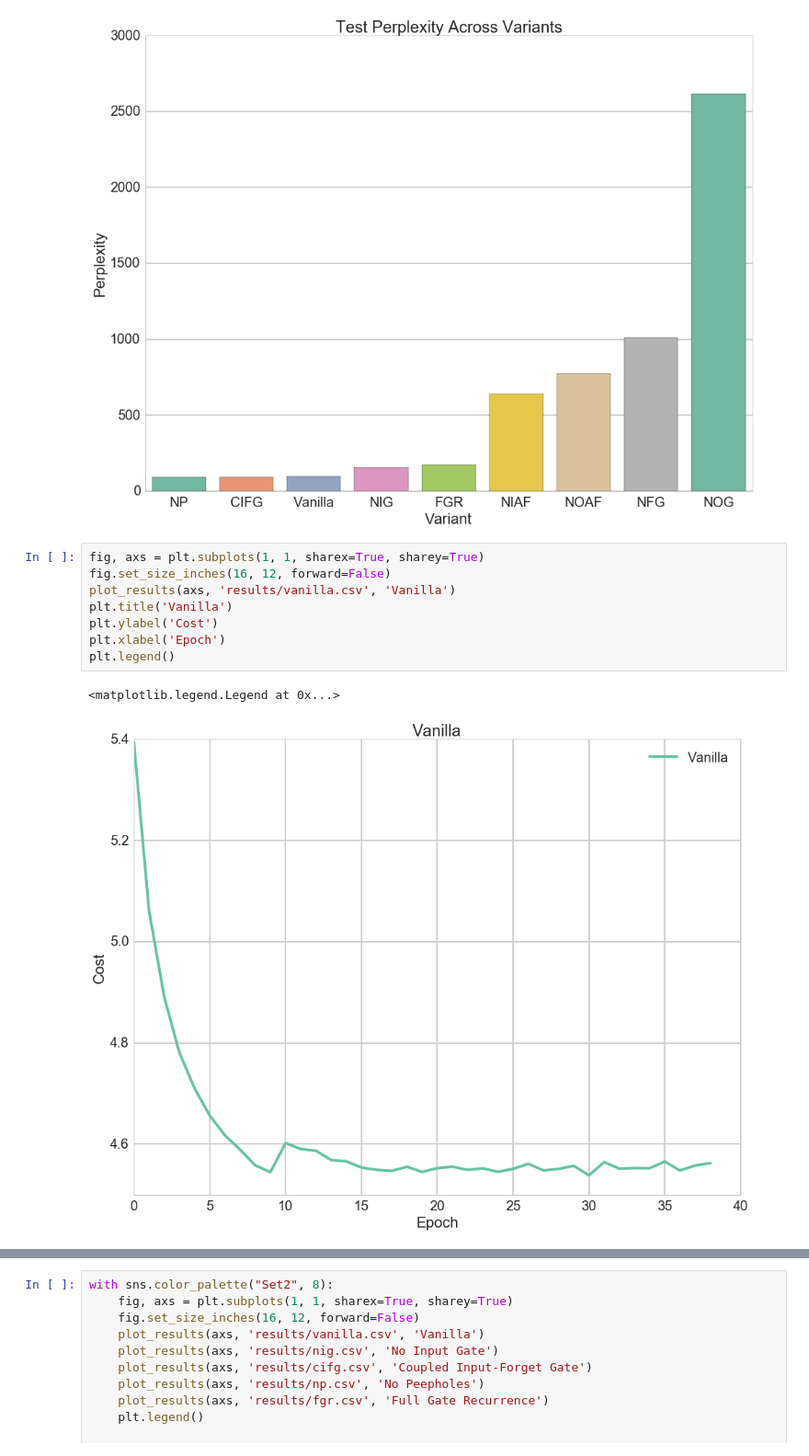
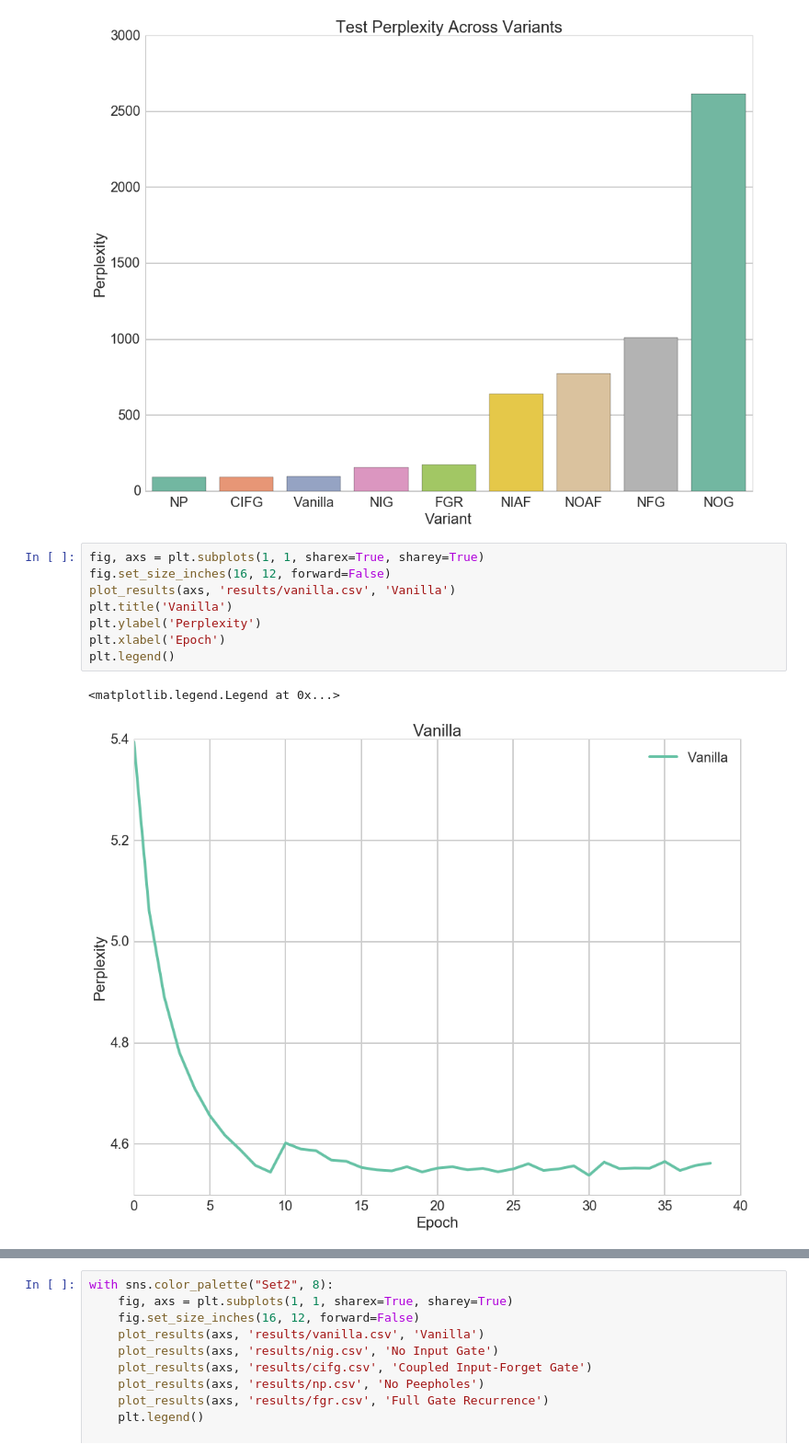
Before and after one commit to fomorians/lstm-odyssey, a Jupyter notebook: Results.ipynb, the cells around one changed output, grey strips where cells are left out. Shown at 92% size. Cells and saved outputs as stored; diff of their text form.

Commit message:
Update graphs and add note about size

```diff
--- a/Results.ipynb
+++ b/Results.ipynb
@@ -41,14 +47,14 @@ with sns.color_palette("Set2", 9):
 # %%
 fig, axs = plt.subplots(1, 1, sharex=True, sharey=True)
 fig.set_size_inches(16, 12, forward=False)
 plot_results(axs, 'results/vanilla.csv', 'Vanilla')
 plt.title('Vanilla')
-plt.ylabel('Cost')
+plt.ylabel('Perplexity')
 plt.xlabel('Epoch')
 plt.legend()
 # %% [output]
 <matplotlib.legend.Legend at 0x...>
-[figure, old version]
+[figure, new version]
 # %%
 fig, axs = plt.subplots(1, 1, sharex=True, sharey=True)
 fig.set_size_inches(16, 12, forward=False)
```
Also changed, not shown: parts of 5 cells of this notebook.
